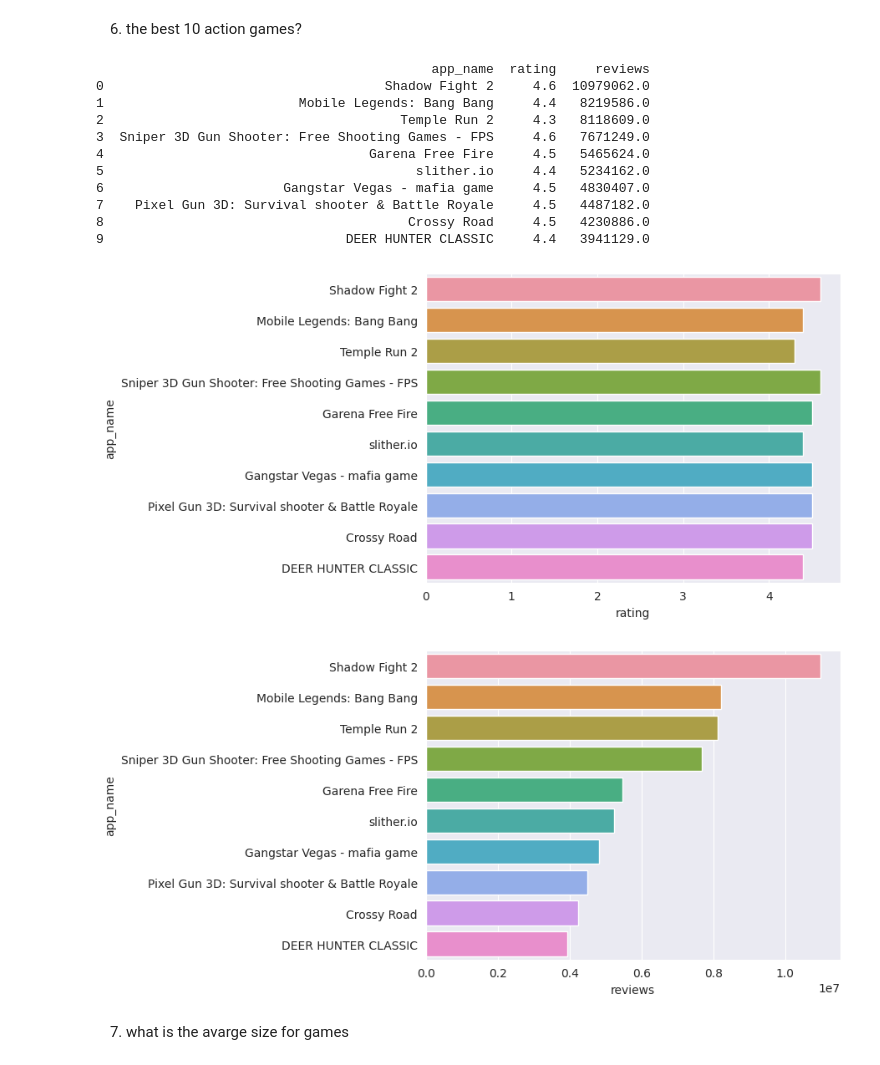
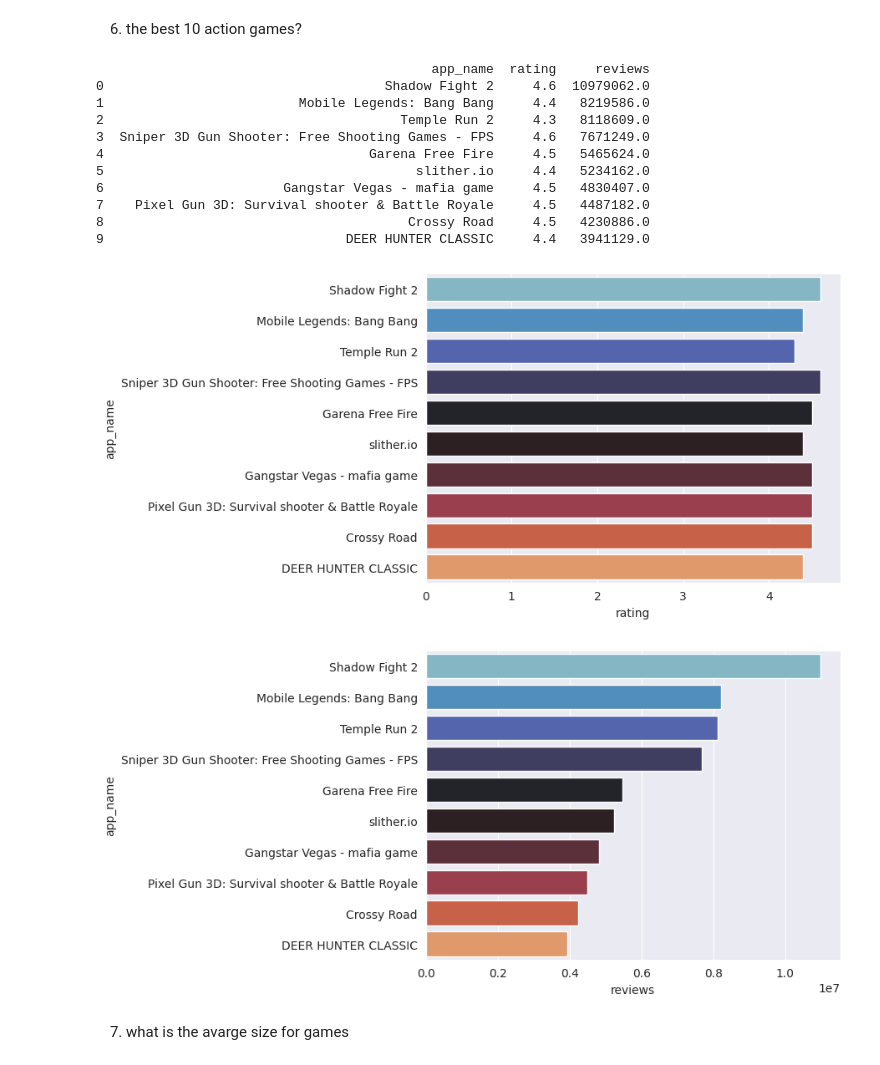
Before and after one commit to anglo331/python_for_data_science, a Jupyter notebook: main.ipynb, the cells around one changed output. Drawn from its saved outputs; the diff is of its cells as text; code cells hidden in the pictures.

```diff
--- a/main.ipynb
+++ b/main.ipynb
@@ -497,37 +497,37 @@ for i in range(len(data)):
 
             dic["app_name"] = app_name
             dic["rating"] = data[key]
             dic["reviews"] = n_reviews[key]
 
             games.append(dic)
         else:
             pass
 
 games_df = pd.DataFrame(games)
 
 games_df.sort_values(["reviews","rating"],ascending=False,inplace=True, ignore_index=True)
 
 d = games_df.head(10)
 
 print(d)
 
-sns.barplot(data=d, y="app_name", x="rating");
+sns.barplot(data=d, y="app_name", x="rating",palette="icefire");
 plt.show();
-sns.barplot(data=d, y="app_name", x="reviews");
+sns.barplot(data=d, y="app_name", x="reviews",palette="icefire");
 # %% [output]
                                            app_name  rating     reviews
 0                                    Shadow Fight 2     4.6  10979062.0
 1                         Mobile Legends: Bang Bang     4.4   8219586.0
 2                                      Temple Run 2     4.3   8118609.0
 3  Sniper 3D Gun Shooter: Free Shooting Games - FPS     4.6   7671249.0
 4                                  Garena Free Fire     4.5   5465624.0
 5                                        slither.io     4.4   5234162.0
 6                       Gangstar Vegas - mafia game     4.5   4830407.0
 7    Pixel Gun 3D: Survival shooter & Battle Royale     4.5   4487182.0
 8                                       Crossy Road     4.5   4230886.0
 9                               DEER HUNTER CLASSIC     4.4   3941129.0
-[figure, old version]
+[figure, new version]
-[figure, old version]
+[figure, new version]
 # %% [markdown]
 7. what is the avarge size for games
 # %%
```
Also changed, not shown: parts of 6 cells of this notebook, 1 other file.
